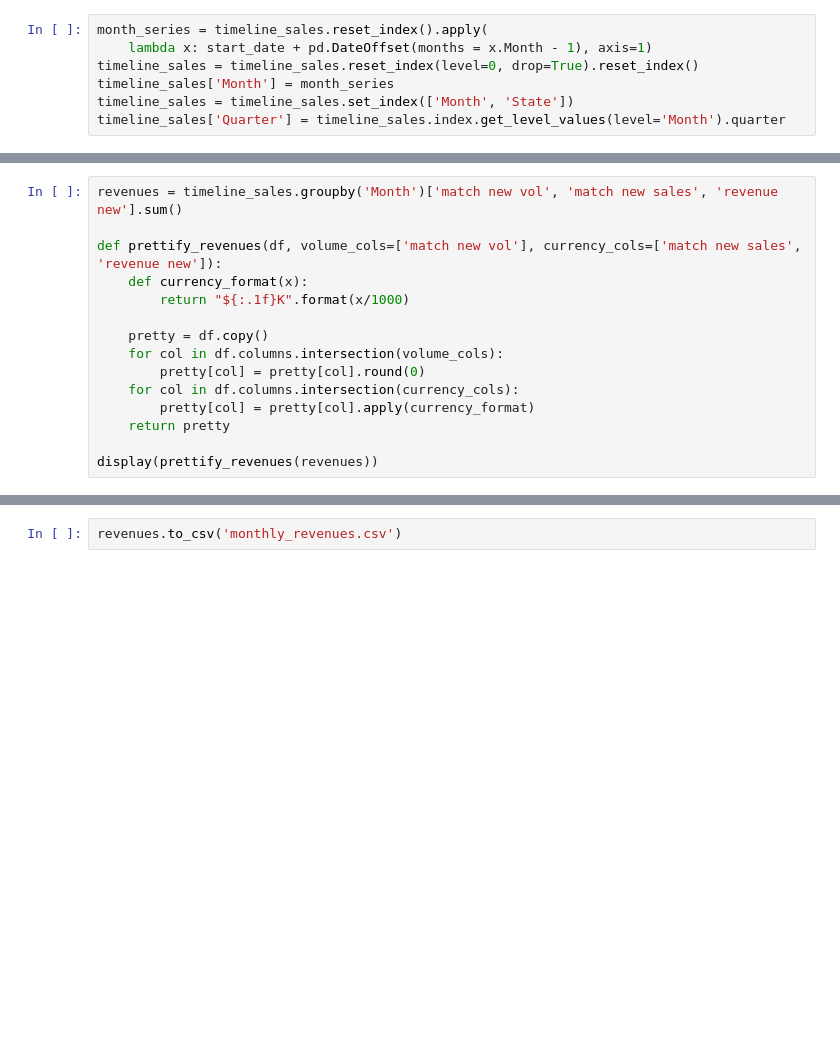
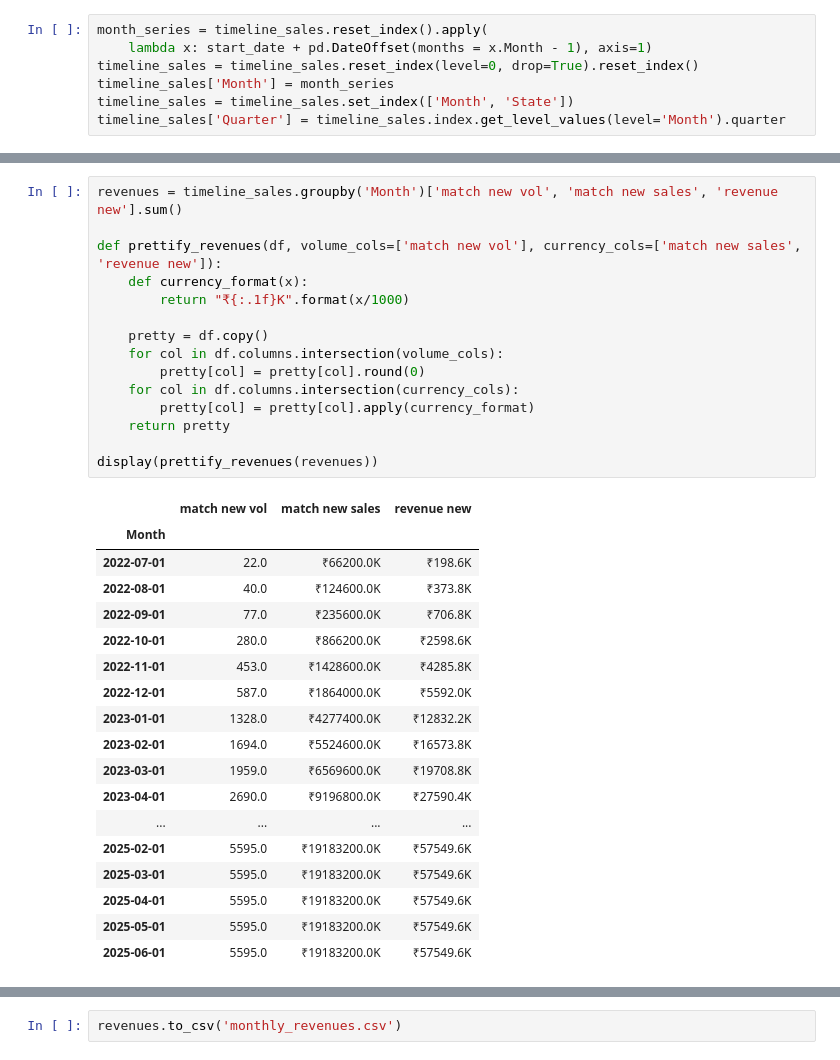
Before and after one commit to kcdbaba/smecreditt-projections, a Jupyter notebook: project_sales.ipynb, the cells around one changed output, grey strips where cells are left out. Saved outputs shown, nothing was run; the diff lists cells and outputs as text; blank space fills up the shorter version.

```diff
--- a/project_sales.ipynb
+++ b/project_sales.ipynb
@@ -364,16 +425,35 @@ with pd.option_context('display.max_columns', None, 'display.max_rows', None):
 # %%
 revenues = timeline_sales.groupby('Month')['match new vol', 'match new sales', 'revenue new'].sum()
 
 def prettify_revenues(df, volume_cols=['match new vol'], currency_cols=['match new sales', 'revenue new']):
     def currency_format(x):
-        return "${:.1f}K".format(x/1000)
+        return "₹{:.1f}K".format(x/1000)
 
     pretty = df.copy()
     for col in df.columns.intersection(volume_cols):
         pretty[col] = pretty[col].round(0)
     for col in df.columns.intersection(currency_cols):
         pretty[col] = pretty[col].apply(currency_format)
     return pretty
 
 display(prettify_revenues(revenues))
+# %% [output]
+|  | match new vol | match new sales | revenue new |
+| Month |  |  |  |
+| 2022-07-01 | 22.0 | ₹66200.0K | ₹198.6K |
+| 2022-08-01 | 40.0 | ₹124600.0K | ₹373.8K |
+| 2022-09-01 | 77.0 | ₹235600.0K | ₹706.8K |
+| 2022-10-01 | 280.0 | ₹866200.0K | ₹2598.6K |
+| 2022-11-01 | 453.0 | ₹1428600.0K | ₹4285.8K |
+| 2022-12-01 | 587.0 | ₹1864000.0K | ₹5592.0K |
+| 2023-01-01 | 1328.0 | ₹4277400.0K | ₹12832.2K |
+| 2023-02-01 | 1694.0 | ₹5524600.0K | ₹16573.8K |
+| 2023-03-01 | 1959.0 | ₹6569600.0K | ₹19708.8K |
+| 2023-04-01 | 2690.0 | ₹9196800.0K | ₹27590.4K |
+| ... | ... | ... | ... |
+| 2025-02-01 | 5595.0 | ₹19183200.0K | ₹57549.6K |
+| 2025-03-01 | 5595.0 | ₹19183200.0K | ₹57549.6K |
+| 2025-04-01 | 5595.0 | ₹19183200.0K | ₹57549.6K |
+| 2025-05-01 | 5595.0 | ₹19183200.0K | ₹57549.6K |
+| 2025-06-01 | 5595.0 | ₹19183200.0K | ₹57549.6K |
 # %%
```
Also changed, not shown: parts of 21 cells of this notebook, 1 other file.
